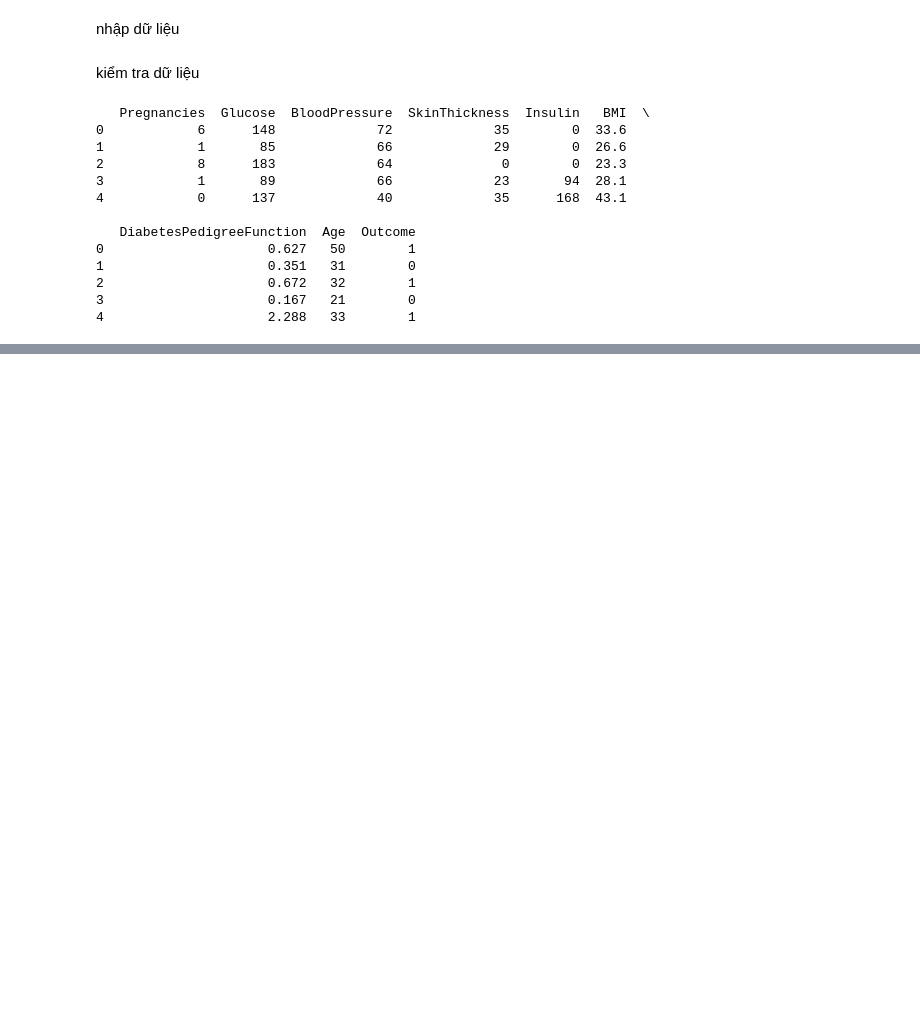
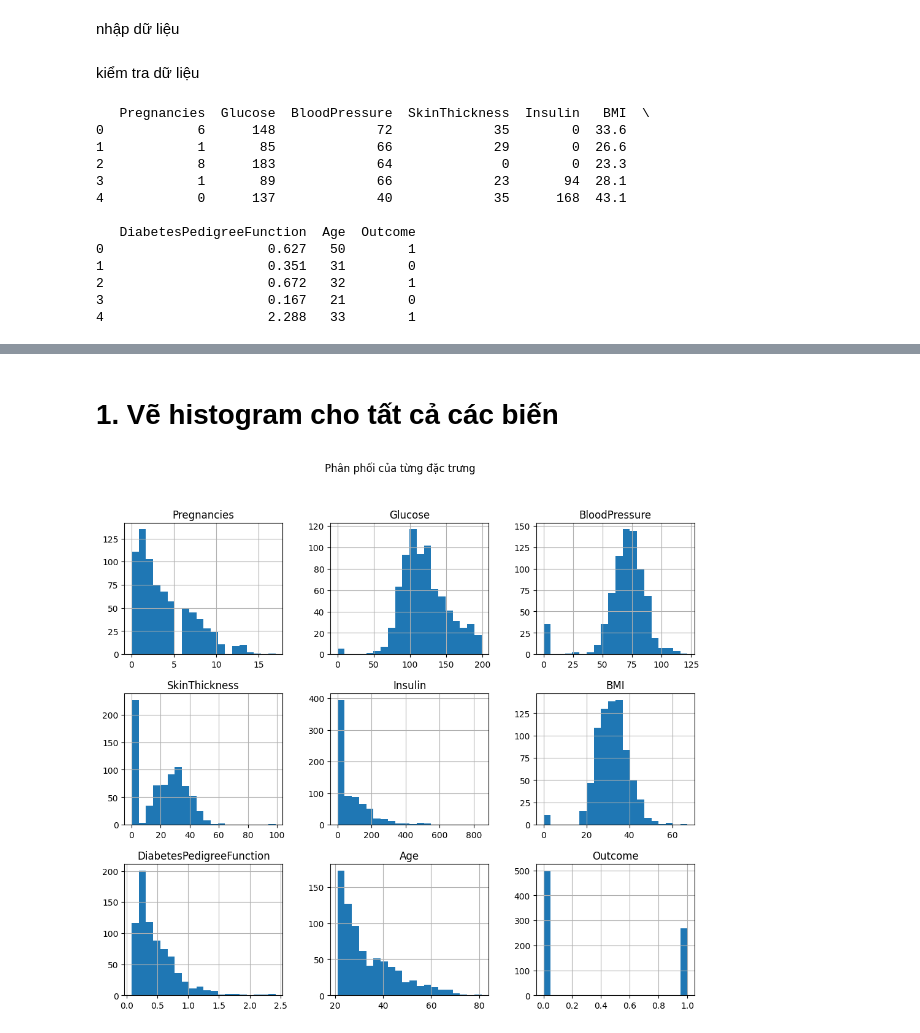
Before and after one commit to phuocle1231236-sys/SGU26_ML, a Jupyter notebook: phan_tich_da_bien_notebook.ipynb, the cells around one changed output, grey strips where cells are left out. Saved outputs shown, nothing was run; the diff lists cells and outputs as text; code cells hidden in the pictures; blank space fills up the shorter version.

```diff
--- a/phan_tich_da_bien_notebook.ipynb
+++ b/phan_tich_da_bien_notebook.ipynb
@@ -30,0 +51,8 @@ import seaborn as sns
+# %% [markdown]
+# 1. Vẽ histogram cho tất cả các biến
+# %%
+df_diabetes.hist(figsize=(12, 10), bins=20)
+plt.suptitle("Phân phối của từng đặc trưng")
+plt.show()
+# %% [output]
+[figure, added]
```
Also changed, not shown: parts of 3 cells of this notebook.
